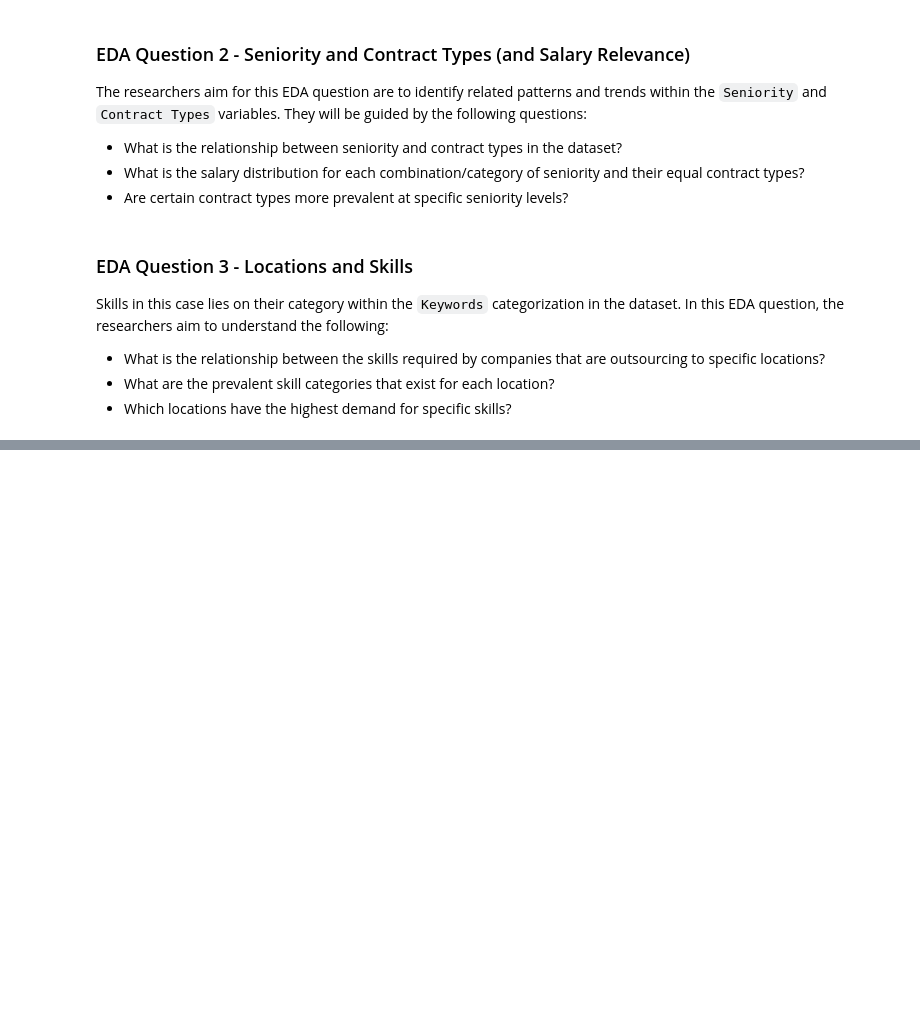
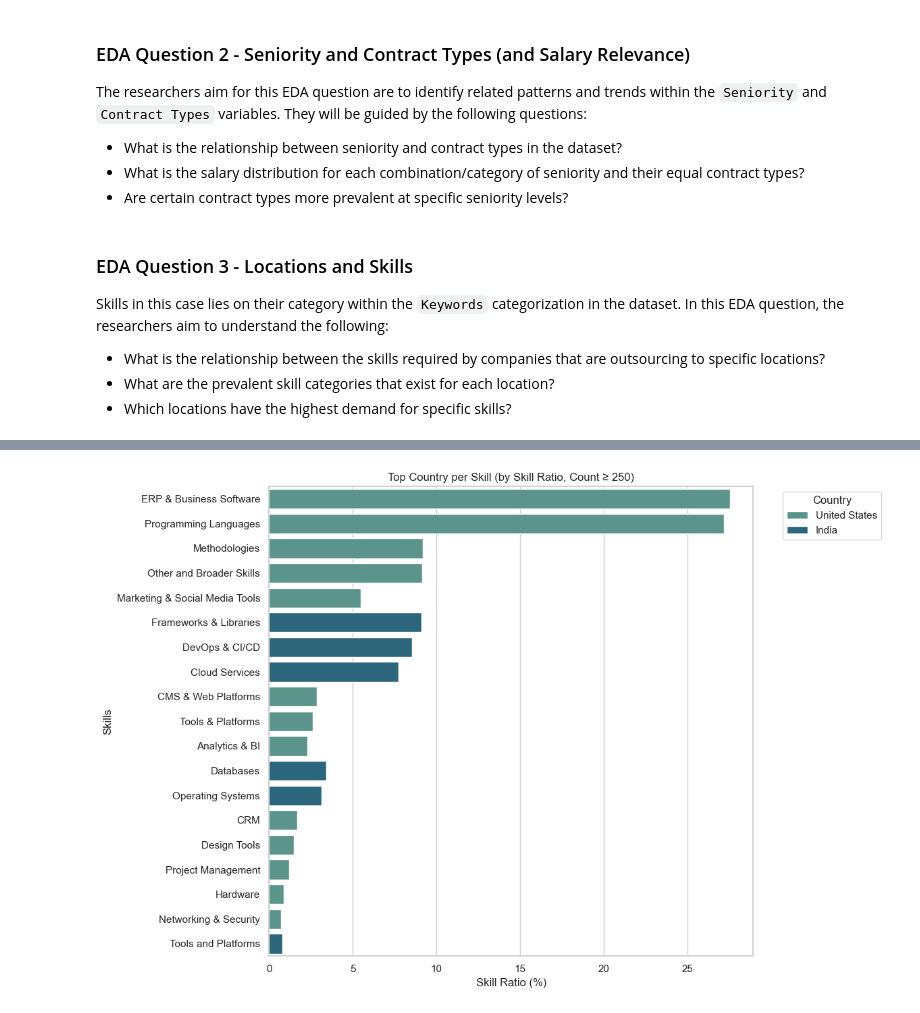
Before and after one commit to dredredre20/CSMODEL_MCO, a Jupyter notebook: mco.ipynb, the cells around one changed output, grey strips where cells are left out. Saved outputs shown, nothing was run; the diff lists cells and outputs as text; code cells hidden in the pictures; blank space fills up the shorter version.

```diff
--- a/mco.ipynb
+++ b/mco.ipynb
@@ -1070,0 +1050,4 @@ skill_counts = country_skills.groupby(['country', 'Skills']).size().reset_index(
+# %%
+country_skills = pd.concat([job_posting_df['Keywords'], locations_df['country']], axis=1)
+country_skills = country_skills.rename(columns={'Keywords': 'skills'})
+country_skills = country_skills.explode('skills')
@@ -1070,0 +1090,6 @@ skill_counts = country_skills.groupby(['country', 'Skills']).size().reset_index(
+# %%
+total_skills_per_country = skill_counts.groupby('country')['count'].sum().reset_index(name='total_skills')
+total_skills_per_country = total_skills_per_country.sort_values(by='total_skills', ascending=False)
+
+country_skill_ratio = skill_counts.merge(total_skills_per_country, on='country')
+country_skill_ratio['skill_ratio'] = country_skill_ratio['count'] / country_skill_ratio['total_skills'] * 100
@@ -1070,0 +1125,13 @@ skill_counts = country_skills.groupby(['country', 'Skills']).size().reset_index(
+# %%
+MIN_COUNT = 250
+
+top_countries_per_skill = (
+    country_skill_ratio[country_skill_ratio['count'] >= MIN_COUNT]
+    .sort_values(['skills', 'skill_ratio'], ascending=[True, False])
+    .groupby('skills')
+    .head(1)
+    .reset_index(drop=True)
+    .sort_values(by='skill_ratio', ascending=False)
+)
+
+top_countries_per_skill
@@ -1070,0 +1148,21 @@ skill_counts = country_skills.groupby(['country', 'Skills']).size().reset_index(
+# %%
+plt.figure(figsize=(12, 8))
+sns.set(style="whitegrid")
+
+sns.barplot(
+    data=top_countries_per_skill,
+    x='skill_ratio',
+    y='skills',
+    hue='country',
+    dodge=False,
+    palette='crest'
+)
+
+plt.xlabel("Skill Ratio (%)")
+plt.ylabel("Skills")
+plt.title("Top Country per Skill (by Skill Ratio, Count ≥ 250)")
+plt.legend(title='Country', bbox_to_anchor=(1.05, 1), loc='upper left')
+plt.tight_layout()
+plt.show()
+# %% [output]
+[figure, added]
```
Also changed, not shown: parts of 18 cells of this notebook.
